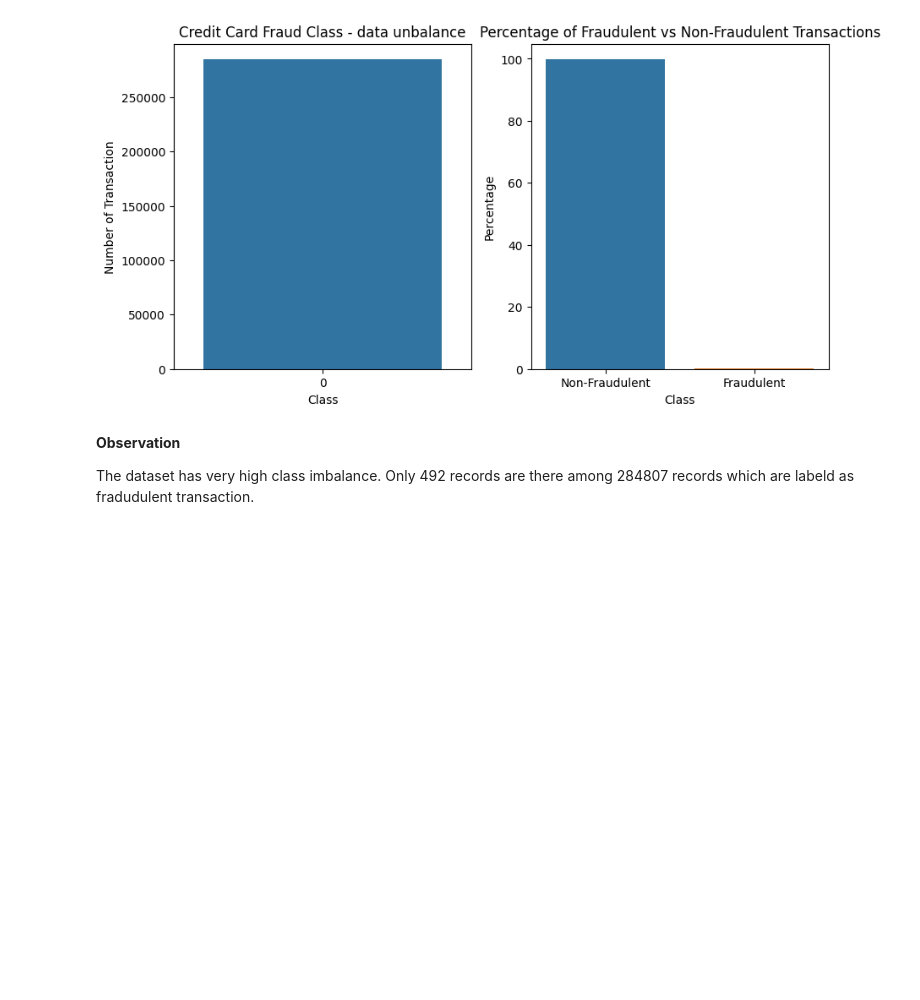
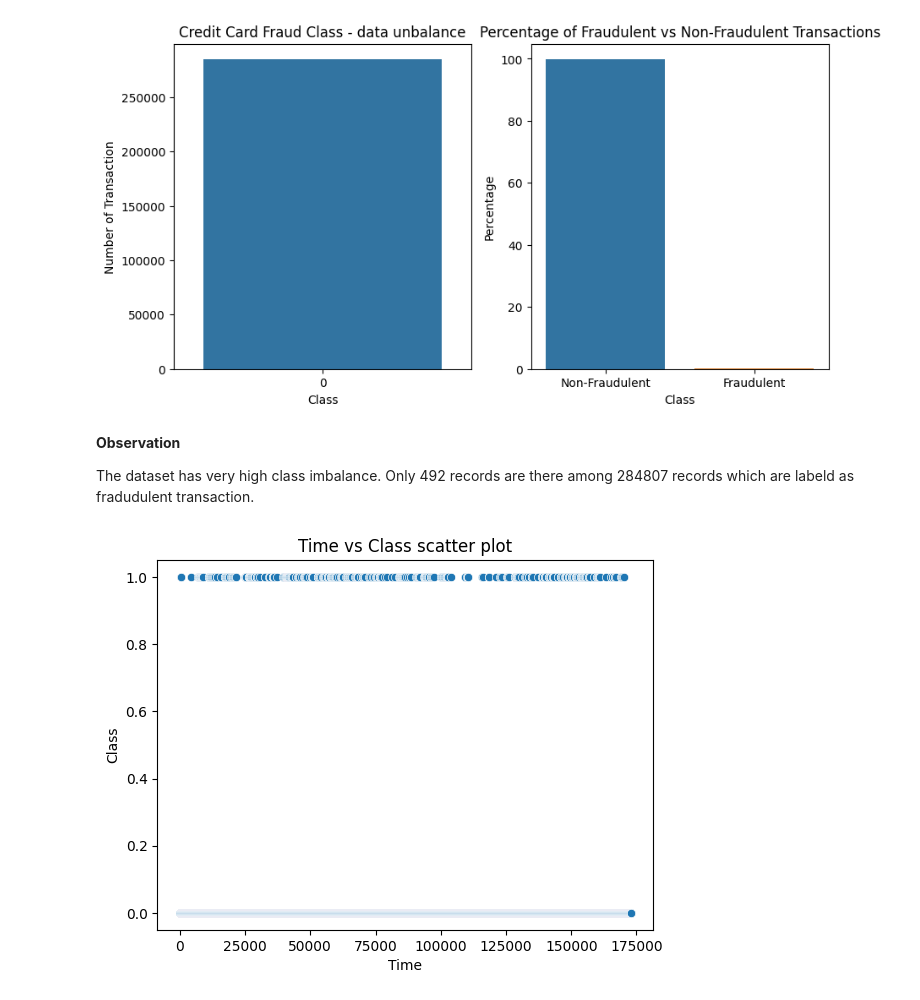
Before and after one commit to dirumisra/CreditCardFraudAnalysis, a Jupyter notebook: CreditCardAnalysis.ipynb, the cells around one changed output. Saved outputs shown, nothing was run; the diff lists cells and outputs as text; code cells hidden in the pictures; blank space fills up the shorter version.

```diff
--- a/CreditCardAnalysis.ipynb
+++ b/CreditCardAnalysis.ipynb
@@ -128,3 +128,11 @@ plt.show()
 **Observation**
 
 The dataset has very high class imbalance. Only 492 records are there among 284807 records which are labeld as fradudulent transaction.
+# %%
+# Create a scatter plot to observe the distribution of classes with time.
+
+sns.scatterplot(data=ccdf, x="Time", y = "Class")
+plt.title("Time vs Class scatter plot")
+plt.show()
+# %% [output]
+[figure, added]
```
Also changed, not shown: parts of 6 cells of this notebook.
